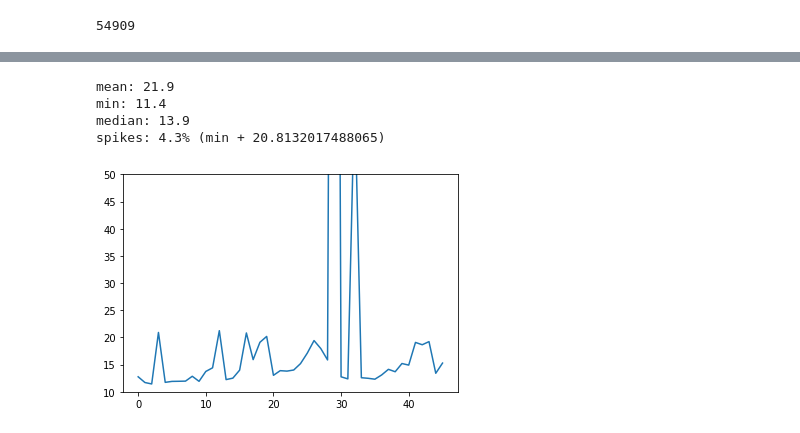
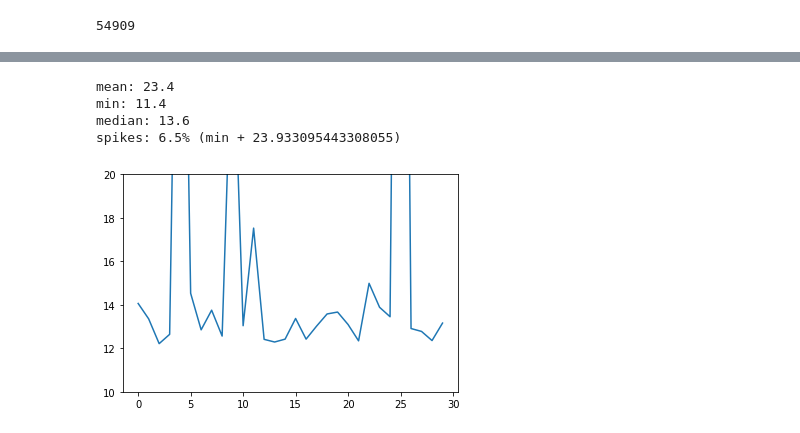
Before and after one commit to hamedty/pm, a Jupyter notebook: server/Speed Analysis.ipynb, the cells around one changed output, grey strips where cells are left out. Saved outputs shown, nothing was run; the diff lists cells and outputs as text; code cells hidden in the pictures.

```diff
--- a/server/Speed Analysis.ipynb
+++ b/server/Speed Analysis.ipynb
@@ -119,36 +119,36 @@ import pymongo
 import numpy as np
 from bson.objectid import ObjectId
 
 client = pymongo.MongoClient()
 db = client['PAM2060']
 col = db['timing']
 
 
 now = datetime.datetime.now() - datetime.timedelta(hours=3.5)
 from_time = now - datetime.timedelta(hours=10)
 
 dummy_id = ObjectId.from_datetime(from_time)
 
 times = list(col.find({"_id": {"$gte": dummy_id}, "robots": {"$gt": 1}}))
 data = np.asarray([i['robots'] for i in times])
 
 
 mean = data.mean()
 min_ = data.min()
 median = np.median(data)
 spikes_th = (mean - min_) * 2
 spikes = np.sum(data > (min_ + spikes_th))
 spikes_percentage = spikes / len(data) * 100
 print(f'mean: {mean:.1f}')
 print(f'min: {min_:.1f}')
 print(f'median: {median:.1f}')
 print(f'spikes: {spikes_percentage:.1f}% (min + {spikes_th})')
-plt.plot(data)
-plt.ylim(10, 50)
+plt.plot(data[-30:])
+plt.ylim(10, 20)
 plt.show()
 # %% [output]
-mean: 21.9
+mean: 23.4
 min: 11.4
-median: 13.9
-spikes: 4.3% (min + 20.8132017488065)
+median: 13.6
+spikes: 6.5% (min + 23.933095443308055)
-[figure, old version]
+[figure, new version]
```
Also changed, not shown: parts of 2 cells of this notebook, 11 other files.
